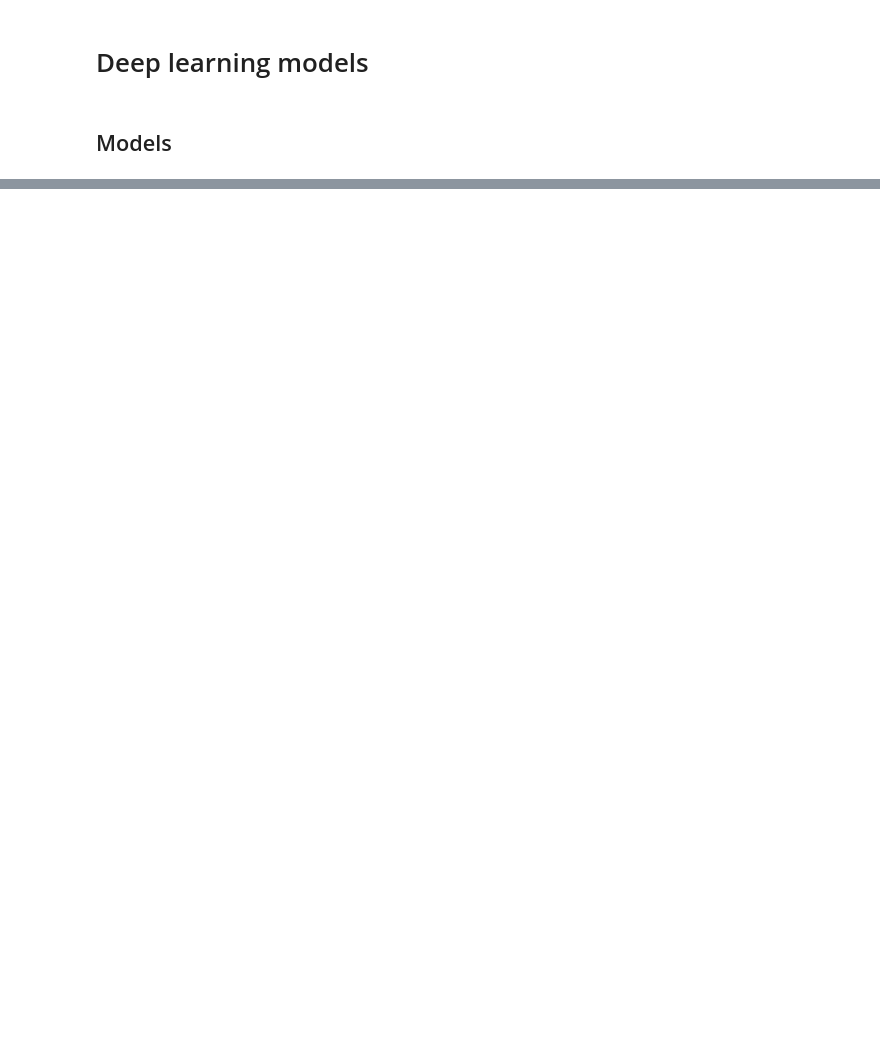
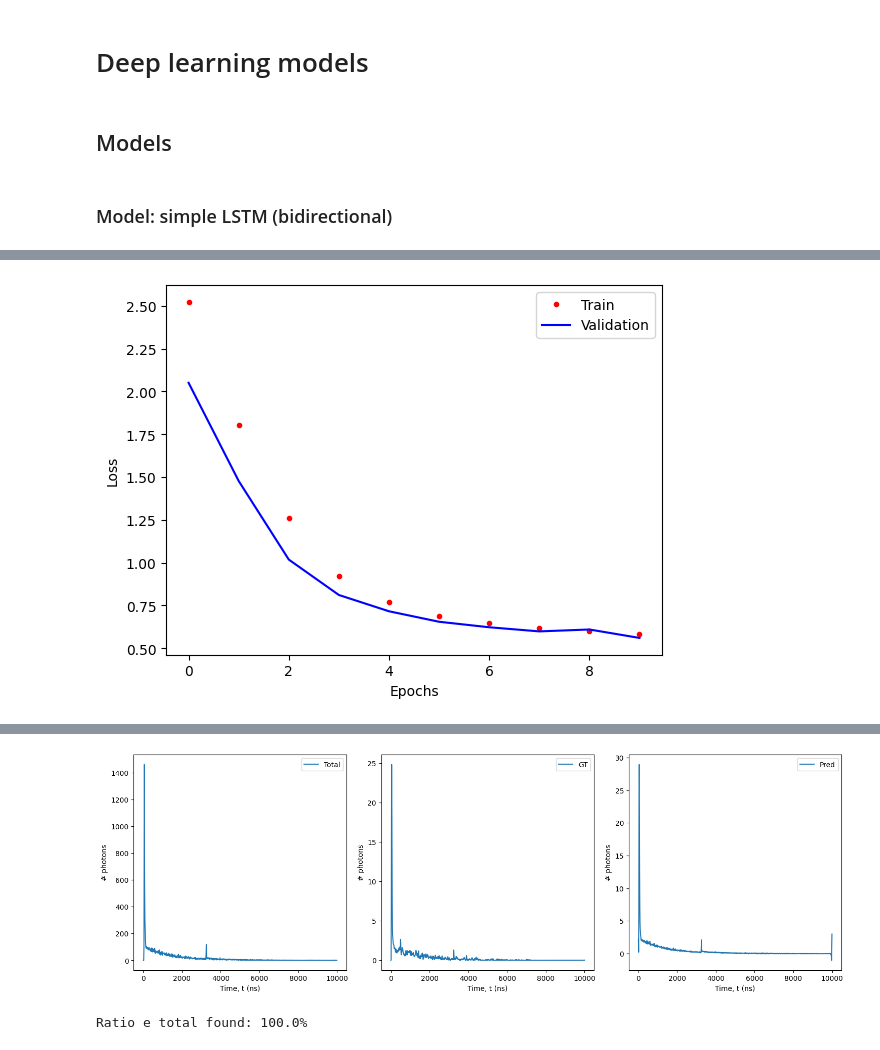
Before and after one commit to JaviGamero/LArTPC_Calibration, a Jupyter notebook: scripts/python/signalConversion/DL_Conversion.ipynb, the cells around one changed output, grey strips where cells are left out. Cells and saved outputs as stored; diff of their text form; code cells hidden in the pictures; blank space fills up the shorter version.

Commit message:
Conversion: One layer LSTM bidir. MSE val 0.30

```diff
--- a/scripts/python/signalConversion/DL_Conversion.ipynb
+++ b/scripts/python/signalConversion/DL_Conversion.ipynb
@@ -124,0 +175,48 @@ def NN_trainPlot(history):
+# %% [markdown]
+### Model: simple LSTM (bidirectional)
+# %%
+from keras import Sequential
+from keras.layers import LSTM, Dense, Bidirectional
+from keras.utils import set_random_seed
+
+def model_SimpleBidirectional(n_hidden_layers=1, n_neurons=[16],
+                              activation=['tanh'], timesteps=985, features=1,
+                              seed=2023):
+
+    set_random_seed(seed)
+
+    init = True
+    input_shape=(timesteps, features)
+
+    model = Sequential()
+    for i in range(n_hidden_layers):
+        if init:
+            # also adds the input layer
+            model.add(Bidirectional(LSTM(units = n_neurons[i],
+                                         activation = activation[i],
+                                         return_sequences=True,
+                                         input_shape = input_shape
+                                         )))
+            init=False
+
+        else:
+            model.add(Bidirectional(LSTM(units = n_neurons[i],
+                                         activation = activation[i],
+                                         return_sequences=True)))
+
+    model.add(Dense(1, activation='linear')) # output layer
+
+    return model
+# %%
+model = model_SimpleBidirectional(n_hidden_layers=1,
+                                  n_neurons=[64],
+                                  activation=['sigmoid'],
+                                  timesteps=timesteps,
+                                  features=features)
+
+model.compile(optimizer='adam', loss='mean_squared_error')
+history = model.fit(X_train, y_train, batch_size=32, epochs=10,
+                    validation_split=0.3)
+
+testModel(model, history, t_id, X_test, y_test, i=24)
+# %% [output]
@@ -124,0 +243 @@ def NN_trainPlot(history):
+[figure, added]
@@ -124,0 +245,2 @@ def NN_trainPlot(history):
+[figure, added]
+Ratio e total found: 100.0%
```
Also changed, not shown: parts of 13 cells of this notebook, 1 other file.
